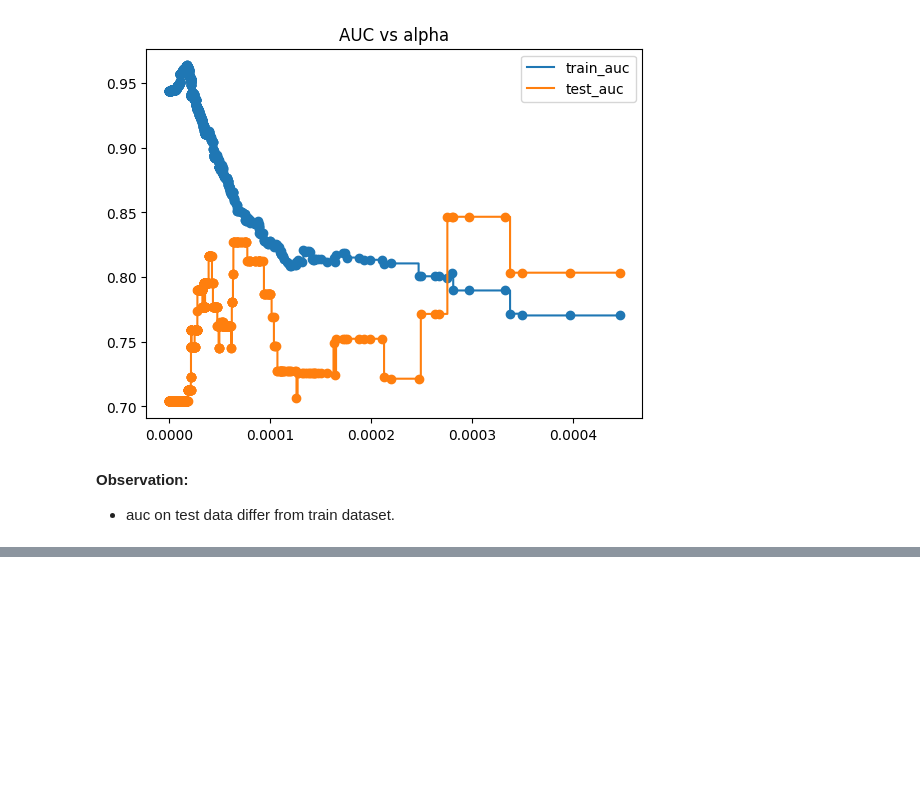
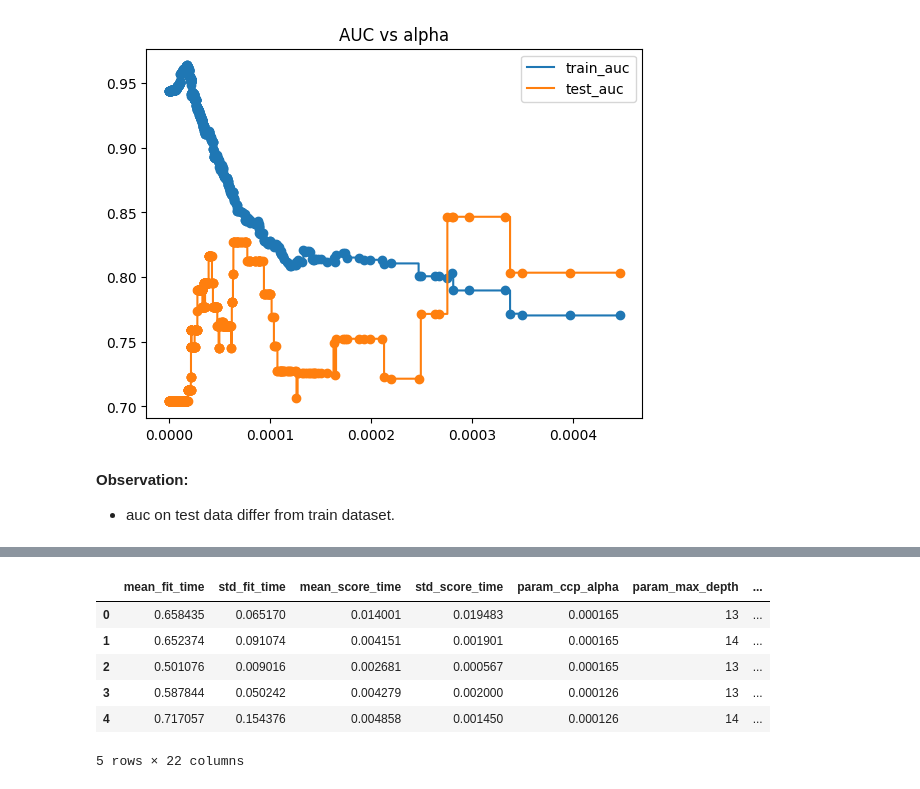
Before and after one commit to SmithaUpadhyaya/employee_access_resource_classifier, a Jupyter notebook: notebooks/training.ipynb, the cells around one changed output, grey strips where cells are left out. Saved outputs shown, nothing was run; the diff lists cells and outputs as text; code cells hidden in the pictures; blank space fills up the shorter version.

```diff
--- a/notebooks/training.ipynb
+++ b/notebooks/training.ipynb
@@ -1489,0 +1449,5 @@ plt.show()
+# %%
+hyper_param_tune = {
+                    'max_depth': [13, 14, 13],
+                    'ccp_alpha': [0.00016540515849904, 0.00012622330771593906, 0.00016396668944607088],
+                   }
@@ -1489,0 +1485,11 @@ plt.show()
+# %%
+df = pd.DataFrame(result.cv_results_)
+df.head()
+# %% [output]
+|  | mean_fit_time | std_fit_time | mean_score_time | std_score_time | param_ccp_alpha | param_max_depth | ... |
+| 0 | 0.658435 | 0.065170 | 0.014001 | 0.019483 | 0.000165 | 13 | ... |
+| 1 | 0.652374 | 0.091074 | 0.004151 | 0.001901 | 0.000165 | 14 | ... |
+| 2 | 0.501076 | 0.009016 | 0.002681 | 0.000567 | 0.000165 | 13 | ... |
+| 3 | 0.587844 | 0.050242 | 0.004279 | 0.002000 | 0.000126 | 13 | ... |
+| 4 | 0.717057 | 0.154376 | 0.004858 | 0.001450 | 0.000126 | 14 | ... |
+5 rows × 22 columns
```
Also changed, not shown: parts of 37 cells of this notebook, 3 other files.
